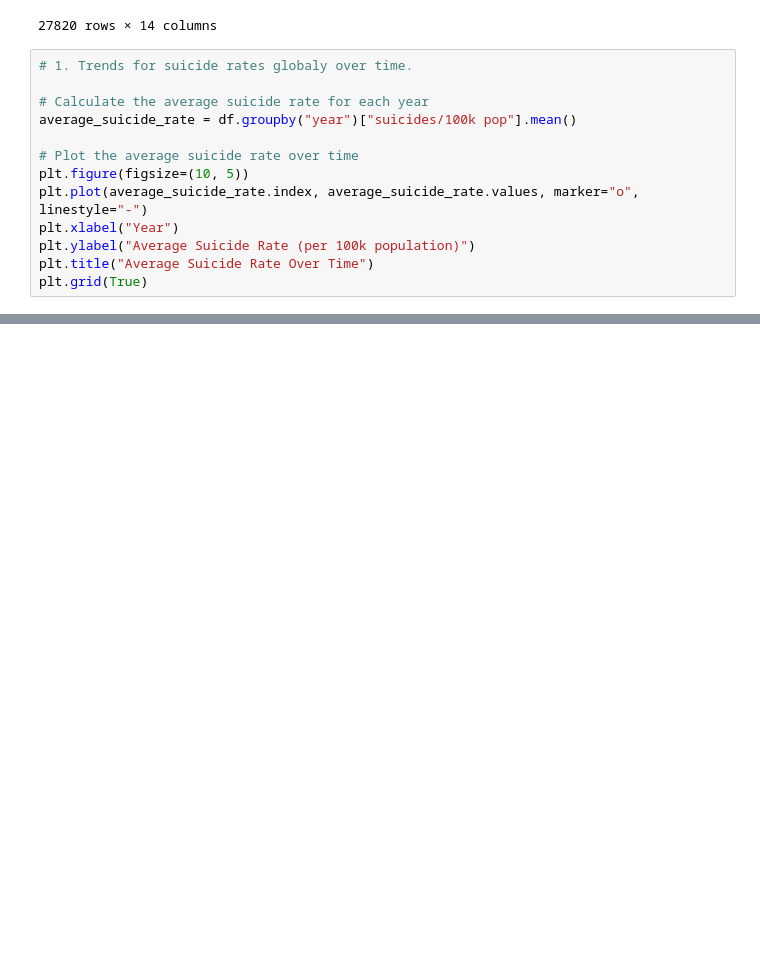
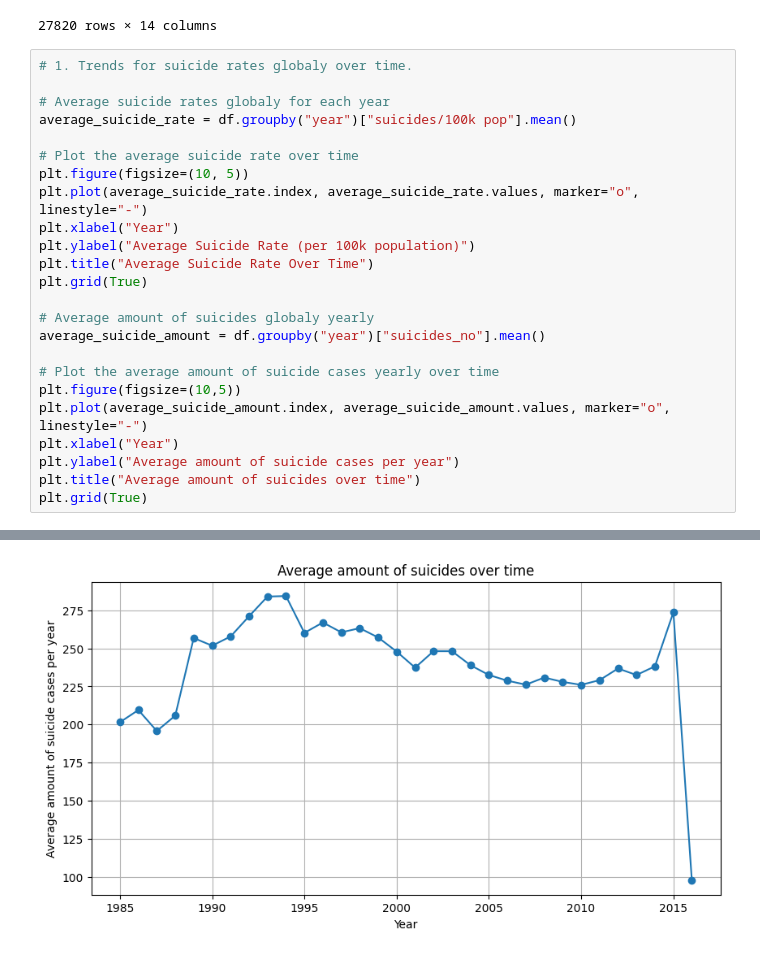
Before and after one commit to MeganeUme/inlam_pandas, a Jupyter notebook: inlam_vg.ipynb, the cells around one changed output, grey strips where cells are left out. Drawn from its saved outputs; the diff is of its cells as text; blank space fills up the shorter version.

```diff
--- a/inlam_vg.ipynb
+++ b/inlam_vg.ipynb
@@ -118,15 +119,27 @@ df
 # %%
 # 1. Trends for suicide rates globaly over time.
 
-# Calculate the average suicide rate for each year
+# Average suicide rates globaly for each year
 average_suicide_rate = df.groupby("year")["suicides/100k pop"].mean()
 
 # Plot the average suicide rate over time
 plt.figure(figsize=(10, 5))
 plt.plot(average_suicide_rate.index, average_suicide_rate.values, marker="o", linestyle="-")
 plt.xlabel("Year")
 plt.ylabel("Average Suicide Rate (per 100k population)")
 plt.title("Average Suicide Rate Over Time")
 plt.grid(True)
+
+# Average amount of suicides globaly yearly
+average_suicide_amount = df.groupby("year")["suicides_no"].mean()
+
+# Plot the average amount of suicide cases yearly over time
+plt.figure(figsize=(10,5))
+plt.plot(average_suicide_amount.index, average_suicide_amount.values, marker="o", linestyle="-")
+plt.xlabel("Year")
+plt.ylabel("Average amount of suicide cases per year")
+plt.title("Average amount of suicides over time")
+plt.grid(True)
 # %% [output]
 [figure]
+[figure, added]
```
Also changed, not shown: parts of 6 cells of this notebook.
